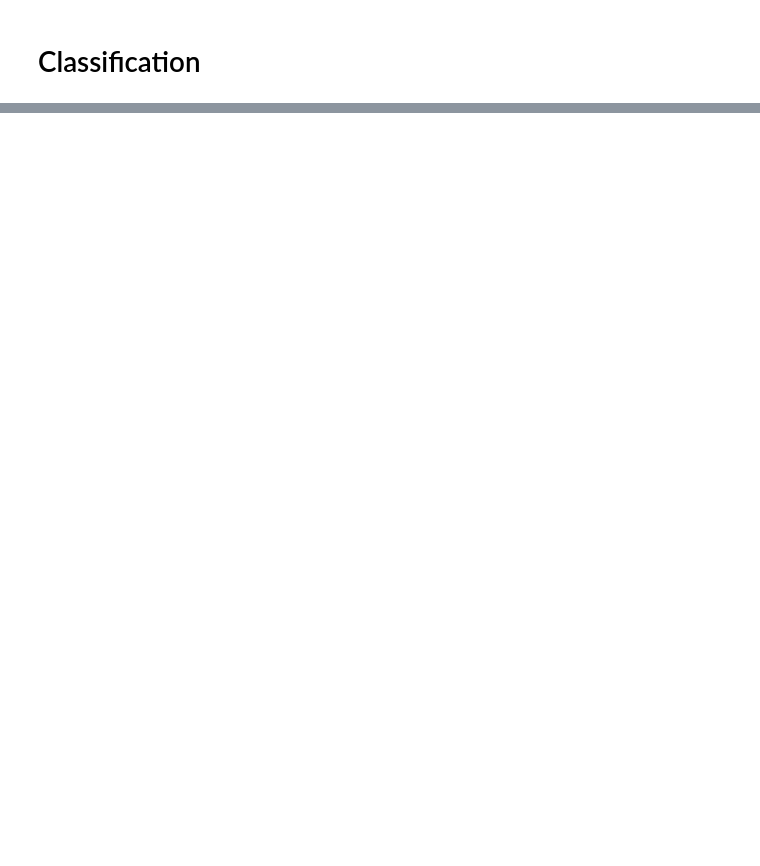
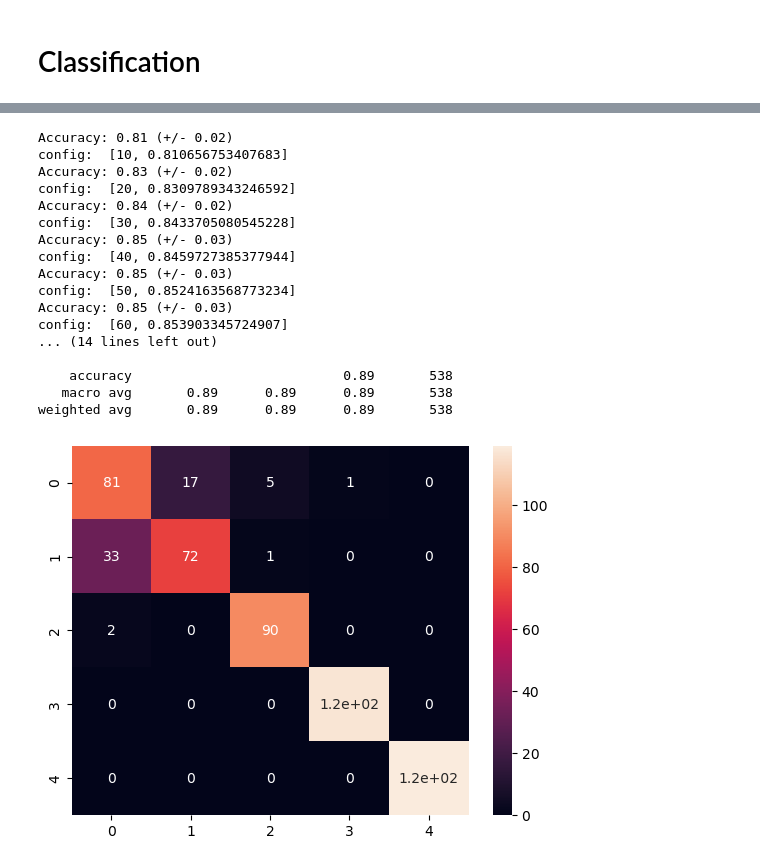
Before and after one commit to THESHADOW2030/ML-homework1, a Jupyter notebook: homework1.ipynb, the cells around one changed output, grey strips where cells are left out. Cells and saved outputs as stored; diff of their text form; code cells hidden in the pictures; blank space fills up the shorter version.

```diff
--- a/homework1.ipynb
+++ b/homework1.ipynb
@@ -238,3 +484,67 @@ accuracy_score:  0.455
+# %%
+#use random forest classifier
+from sklearn.ensemble import RandomForestClassifier
+
+config = [0, 0]
+scoress = None
+for n_estimators in range(10, 100, 10):
+    randomForest = RandomForestClassifier(n_estimators = n_estimators, criterion = 'entropy', random_state = 0)
+    randomForest.fit(x_train, y_train)
+
+    #predict the test set results
+    y_pred = randomForest.predict(x_test)
+
+    #compute the report
+    #print(classification_report(y_test, y_pred))
+
+    #K-Fold Cross Validation
+
+    cv = ShuffleSplit(n_splits=10, test_size=0.3, random_state=0)
+    scores = cross_val_score(randomForest, x, y, cv=cv)
+    print("Accuracy: %0.2f (+/- %0.2f)" % (scores.mean(), scores.std() * 2))
+    if scores.mean() > config[1]:
+        config[0] = n_estimators
+        config[1] = scores.mean()
+        print("config: ", config)
+        scoress = scores
+
+print("config: ", config)
+print("Accuracy: %0.2f (+/- %0.2f)" % (scoress.mean(), scoress.std() * 2))
+
+randomForest = RandomForestClassifier(n_estimators = config[0], criterion = 'entropy', random_state = 0)
+randomForest.fit(x_train, y_train)
+
+#predict the test set results
+y_pred = randomForest.predict(x_test)
+
+#compute the accuracy with confusion matrix
+
+cm = confusion_matrix(y_test, y_pred)
+
+heatmap(cm, annot=True)
+
+#compute the report
+
+print(classification_report(y_test, y_pred))
+# %% [output]
+Accuracy: 0.81 (+/- 0.02)
+config:  [10, 0.810656753407683]
+Accuracy: 0.83 (+/- 0.02)
+config:  [20, 0.8309789343246592]
+Accuracy: 0.84 (+/- 0.02)
+config:  [30, 0.8433705080545228]
+Accuracy: 0.85 (+/- 0.03)
+config:  [40, 0.8459727385377944]
+Accuracy: 0.85 (+/- 0.03)
+config:  [50, 0.8524163568773234]
+Accuracy: 0.85 (+/- 0.03)
+config:  [60, 0.853903345724907]
+... (14 lines left out)
+
+    accuracy                           0.89       538
+   macro avg       0.89      0.89      0.89       538
+weighted avg       0.89      0.89      0.89       538
+[figure, added]
 # %%
 #use KNN
 from sklearn.neighbors import KNeighborsClassifier
```
Also changed, not shown: parts of 14 cells of this notebook, 1 other file.
